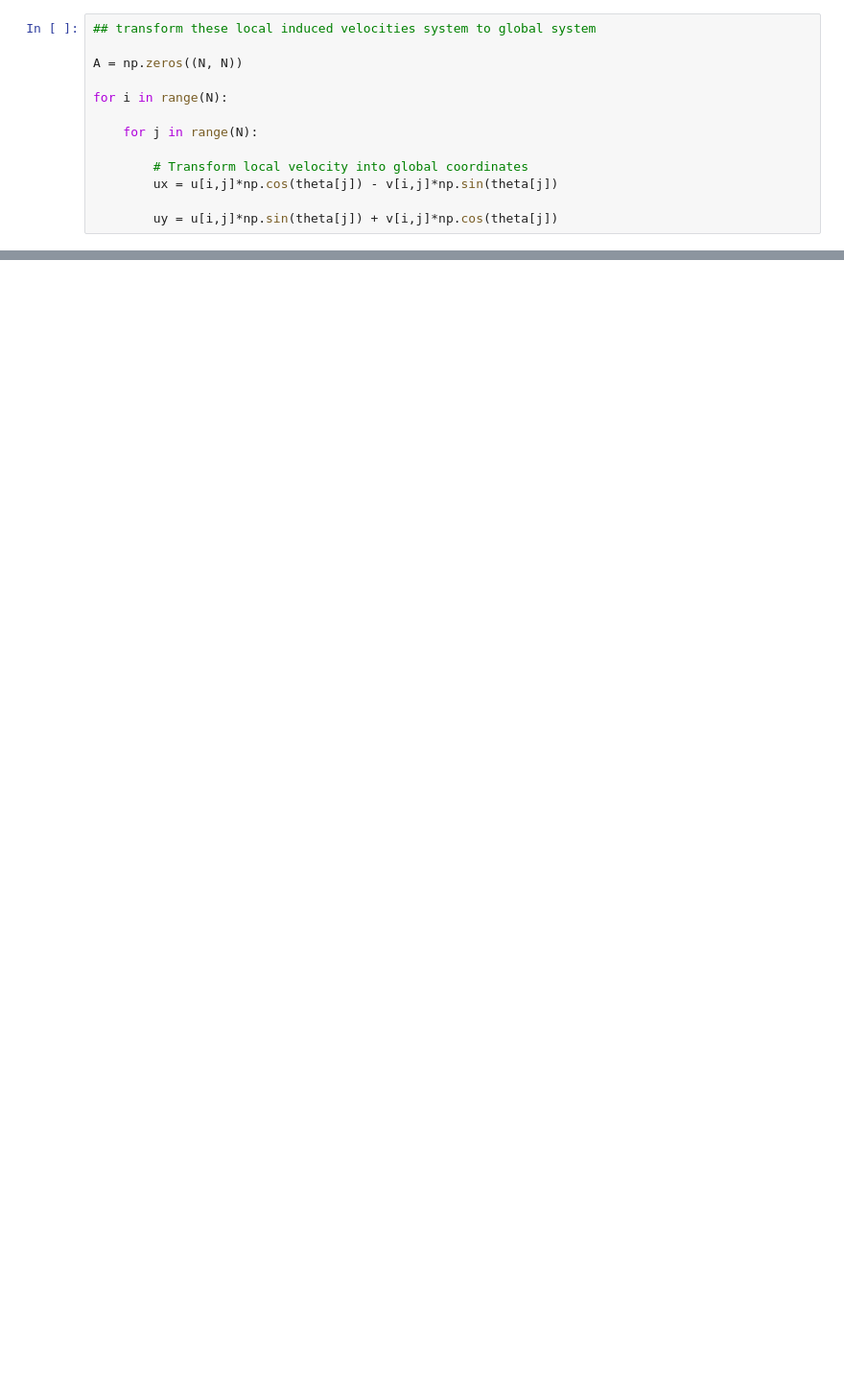
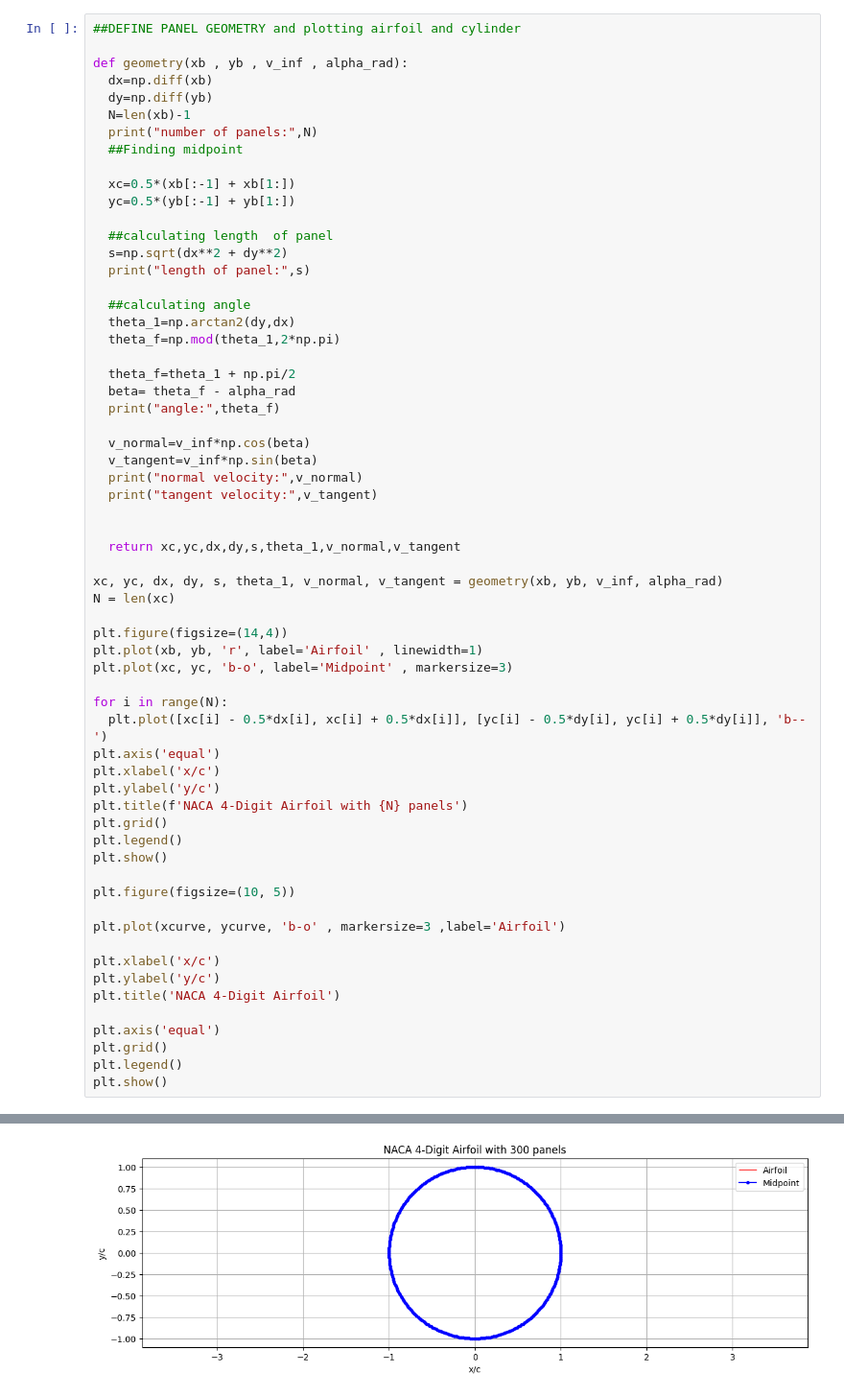
Before and after one commit to adityadamle7/AE611_2026, a Jupyter notebook: Aditya Damle_VP.ipynb, the cells around one changed output, grey strips where cells are left out. Shown at 96% size. Cells and saved outputs as stored; diff of their text form; blank space fills up the shorter version.

Commit message:
Defined vortex panel _0

```diff
--- a/Aditya Damle_VP.ipynb
+++ b/Aditya Damle_VP.ipynb
@@ -243,13 +119,63 @@ influence coefficient(y): 0.34619889984820956
-# %%
-## transform these local induced velocities system to global system
-
-A = np.zeros((N, N))
-
-for i in range(N):
-
-    for j in range(N):
-
-        # Transform local velocity into global coordinates
-        ux = u[i,j]*np.cos(theta[j]) - v[i,j]*np.sin(theta[j])
-
-        uy = u[i,j]*np.sin(theta[j]) + v[i,j]*np.cos(theta[j])
+# %%
+##DEFINE PANEL GEOMETRY and plotting airfoil and cylinder
+
+def geometry(xb , yb , v_inf , alpha_rad):
+  dx=np.diff(xb)
+  dy=np.diff(yb)
+  N=len(xb)-1
+  print("number of panels:",N)
+  ##Finding midpoint
+
+  xc=0.5*(xb[:-1] + xb[1:])
+  yc=0.5*(yb[:-1] + yb[1:])
+
+  ##calculating length  of panel
+  s=np.sqrt(dx**2 + dy**2)
+  print("length of panel:",s)
+
+  ##calculating angle
+  theta_1=np.arctan2(dy,dx)
+  theta_f=np.mod(theta_1,2*np.pi)
+
+  theta_f=theta_1 + np.pi/2
+  beta= theta_f - alpha_rad
+  print("angle:",theta_f)
+
+  v_normal=v_inf*np.cos(beta)
+  v_tangent=v_inf*np.sin(beta)
+  print("normal velocity:",v_normal)
+  print("tangent velocity:",v_tangent)
+
+
+  return xc,yc,dx,dy,s,theta_1,v_normal,v_tangent
+
+xc, yc, dx, dy, s, theta_1, v_normal, v_tangent = geometry(xb, yb, v_inf, alpha_rad)
+N = len(xc)
+
+plt.figure(figsize=(14,4))
+plt.plot(xb, yb, 'r', label='Airfoil' , linewidth=1)
+plt.plot(xc, yc, 'b-o', label='Midpoint' , markersize=3)
+
+for i in range(N):
+  plt.plot([xc[i] - 0.5*dx[i], xc[i] + 0.5*dx[i]], [yc[i] - 0.5*dy[i], yc[i] + 0.5*dy[i]], 'b--')
+plt.axis('equal')
+plt.xlabel('x/c')
+plt.ylabel('y/c')
+plt.title(f'NACA 4-Digit Airfoil with {N} panels')
+plt.grid()
+plt.legend()
+plt.show()
+
+plt.figure(figsize=(10, 5))
+
+plt.plot(xcurve, ycurve, 'b-o' , markersize=3 ,label='Airfoil')
+
+plt.xlabel('x/c')
+plt.ylabel('y/c')
+plt.title('NACA 4-Digit Airfoil')
+
+plt.axis('equal')
+plt.grid()
+plt.legend()
+plt.show()
+# %% [output]
@@ -255,0 +199 @@ for i in range(N):
+[figure, added]
```
Also changed, not shown: parts of 16 cells of this notebook.
